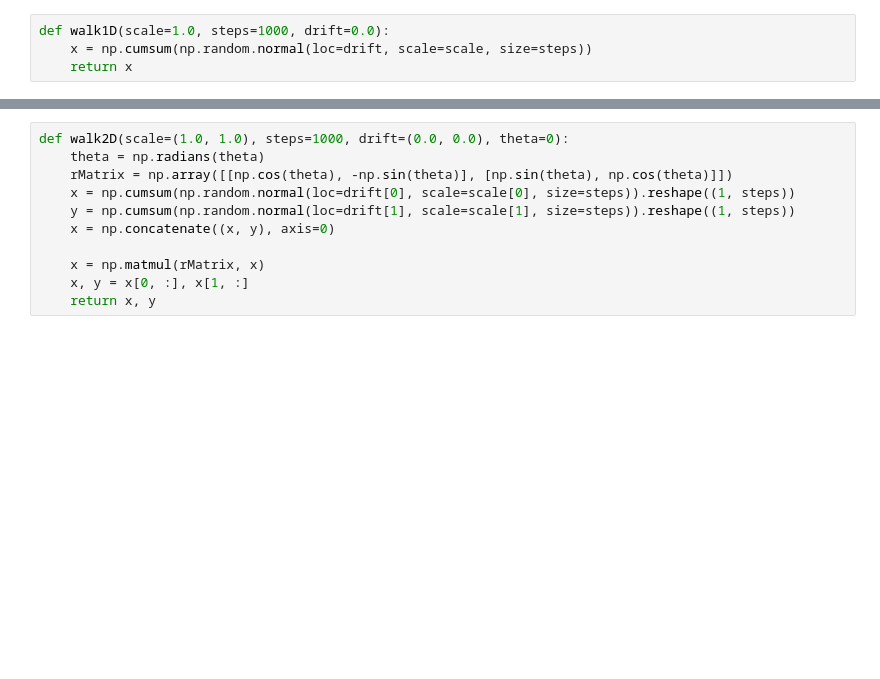
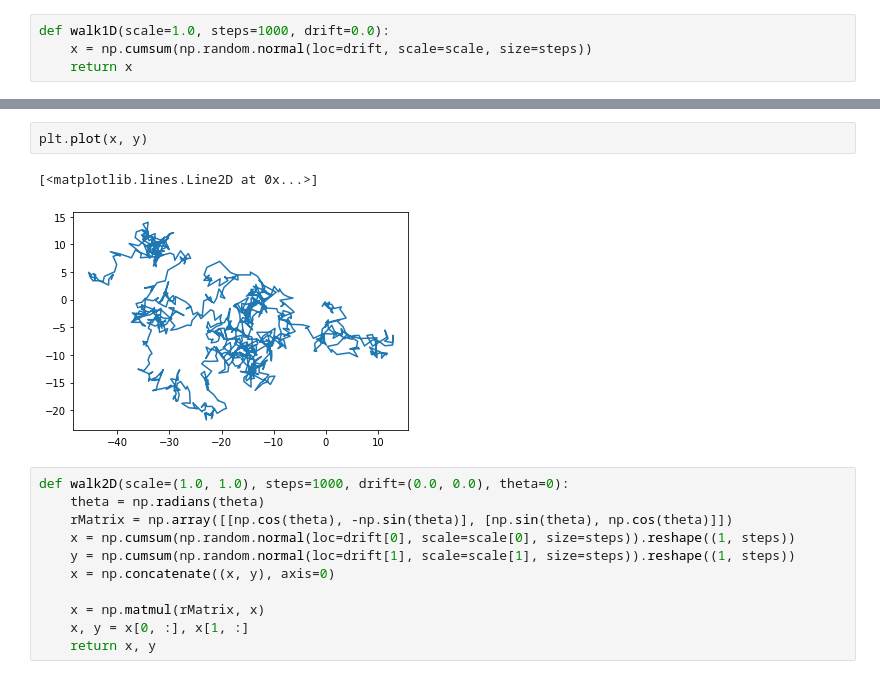
Before and after one commit to ccurtis7/diffpy, a Jupyter notebook: notebooks/diffSim1.ipynb, the cells around one changed output, grey strips where cells are left out. Drawn from its saved outputs; the diff is of its cells as text; blank space fills up the shorter version.

```diff
--- a/notebooks/diffSim1.ipynb
+++ b/notebooks/diffSim1.ipynb
@@ -10,3 +19,8 @@ def walk1D(scale=1.0, steps=1000, drift=0.0):
+# %%
+plt.plot(x, y)
+# %% [output]
+[<matplotlib.lines.Line2D at 0x...>]
+[figure, added]
 # %%
 def walk2D(scale=(1.0, 1.0), steps=1000, drift=(0.0, 0.0), theta=0):
     theta = np.radians(theta)
```
Also changed, not shown: parts of 3 cells of this notebook, 1 other file.
